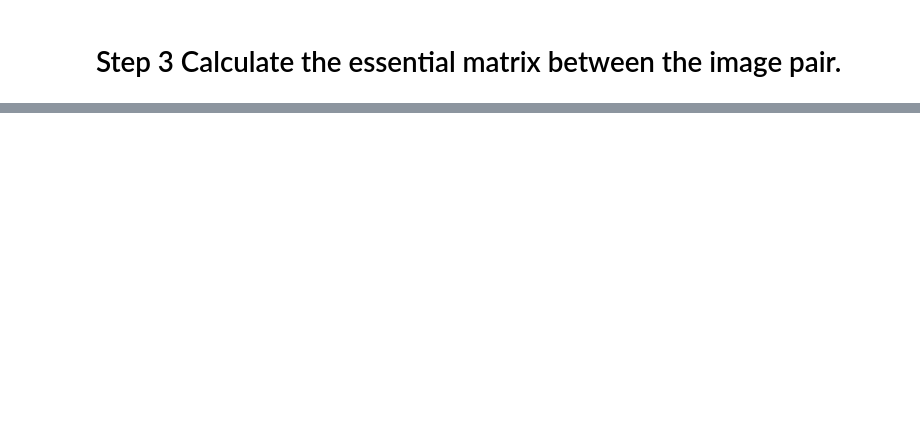
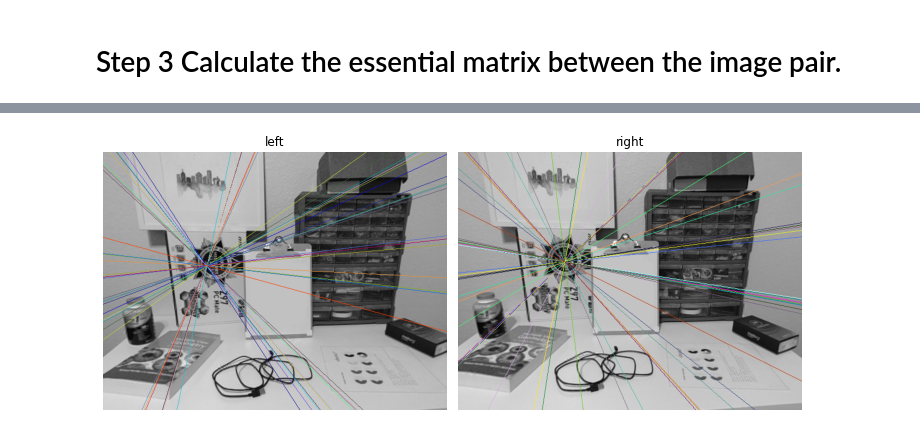
Before and after one commit to eshangaur/Perception-in-Robotics, a Jupyter notebook: project_2b/code/task_7/task_7.ipynb, the cells around one changed output, grey strips where cells are left out. Drawn from its saved outputs; the diff is of its cells as text; code cells hidden in the pictures; blank space fills up the shorter version.

```diff
--- a/project_2b/code/task_7/task_7.ipynb
+++ b/project_2b/code/task_7/task_7.ipynb
@@ -257,0 +248,31 @@ plt.subplot(132), plt.imshow(img3)
+# %%
+# select inliner points
+mask_pts_left = pts_left[Emask.ravel() == 1]
+mask_pts_right = pts_right[Emask.ravel() == 1]
+# %%
+def drawlines(img1, img2, lines, pts1, pts2):
+    """ img1 - image on which we draw the epilines for the points in img2
+    lines - corresponding epilines """
+    r, c = img1.shape
+    img1 = cv2.cvtColor(img1, cv2.COLOR_GRAY2BGR)
+    img2 = cv2.cvtColor(img2, cv2.COLOR_GRAY2BGR)
+    for r, pt1, pt2 in zip(lines, pts1, pts2):
+        color = tuple(np.random.randint(0, 255, 3).tolist())
+        x0, y0 = map(int, [0, -r[2] / r[1]])
+        x1, y1 = map(int, [c, -(r[2] + r[0] * c) / r[1]])
+        img1 = cv2.line(img1, (x0, y0), (x1, y1), color, 1)
+    return img1, img2
+# %%
+# Find epilines corresponding to points in right image (second image) and
+# drawing its lines on left image
+lines1 = cv2.computeCorrespondEpilines(mask_pts_right.reshape(-1, 1, 2), 2, Fmat)
+lines1 = lines1.reshape(-1, 3)
+img5, img6 = drawlines(img_left, img_right, lines1, mask_pts_left, mask_pts_right)
+# Find epilines corresponding to points in left image (first image) and
+# drawing its lines on right image
+lines2 = cv2.computeCorrespondEpilines(mask_pts_left.reshape(-1, 1, 2), 1, Fmat)
+lines2 = lines2.reshape(-1, 3)
+img3, img4 = drawlines(img_right, img_left, lines2, mask_pts_right, mask_pts_left)
+plot_figures({'left':img5, 'right': img3}, 1, 2)
+# %% [output]
+[figure, added]
```
Also changed, not shown: parts of 23 cells of this notebook, 1 other file.
